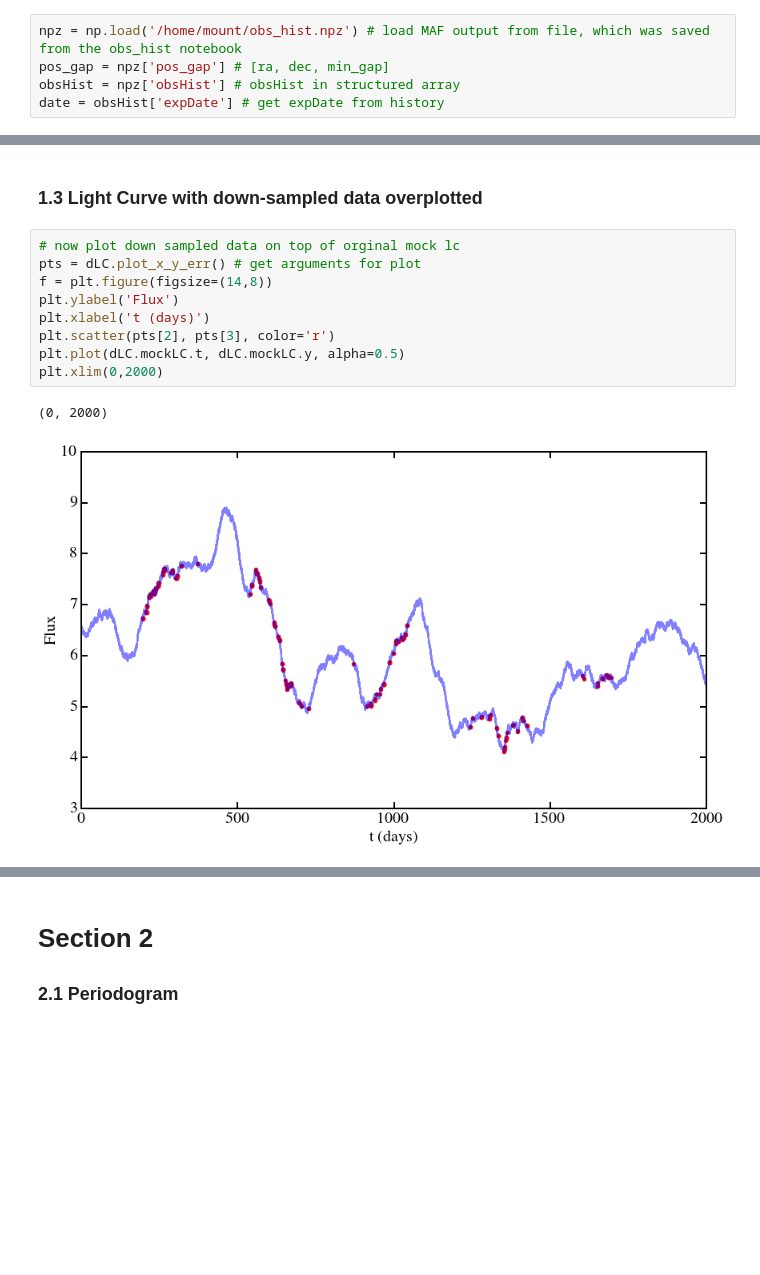
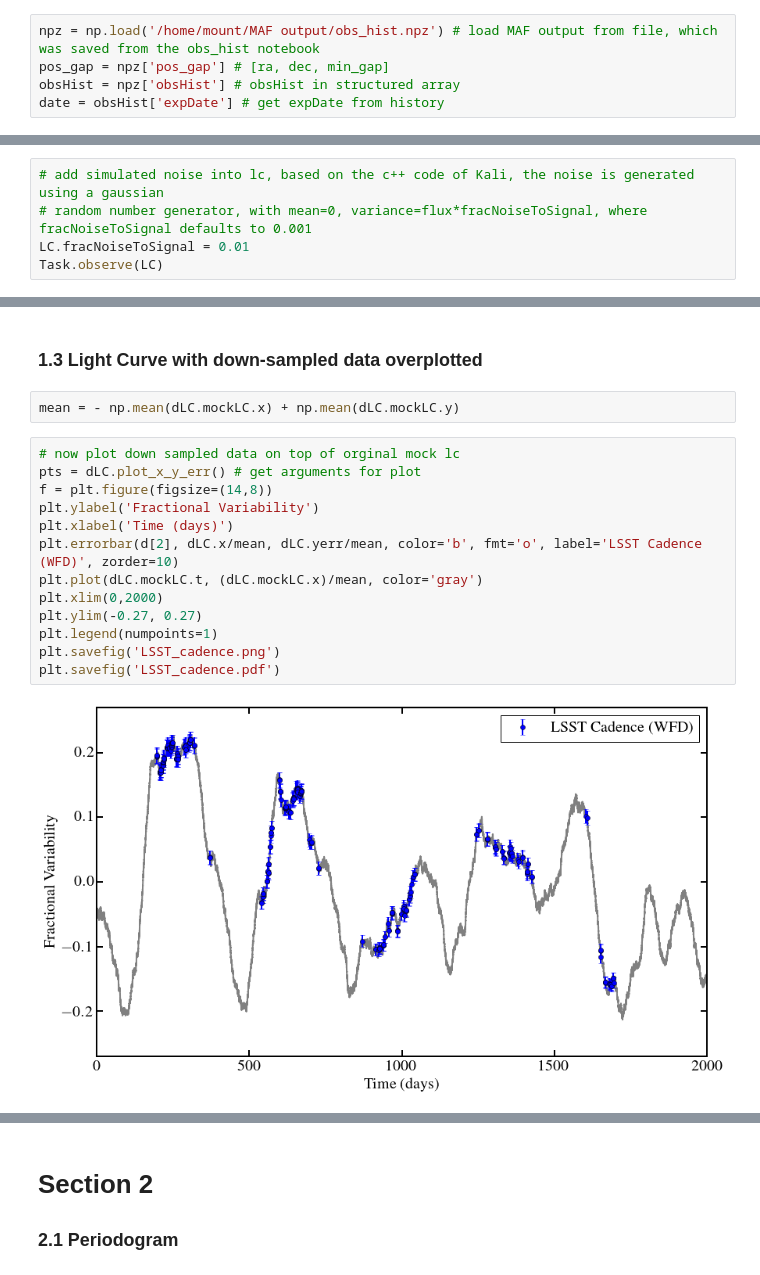
Before and after one commit to ywx649999311/lsst_cadence, a Jupyter notebook: kali.ipynb, the cells around one changed output, grey strips where cells are left out. Drawn from its saved outputs; the diff is of its cells as text; blank space fills up the shorter version.

Commit message:
drw comparison notebook added, update others

```diff
--- a/kali.ipynb
+++ b/kali.ipynb
@@ -22,7 +22,7 @@ Two named arrays are stored in .npz file:
 1. "pos_gap": [ra, dec, min_gap]. **min_gap** is the minimum time seperation between two observations within one night
 2. "obsHist": Pointing history for that paticular point on the sky, including ['expMJD', 'fiveSigmaDepth', 'fieldDec', 'fieldRA', 'filter', 'expDate', 'night'], where more columns can be added if required. In thie notebook, to get the observation time, I used **expDate**, which express the time in seconds since the beinging of the survey.
 # %%
-npz = np.load('/home/mount/obs_hist.npz') # load MAF output from file, which was saved from the obs_hist notebook
+npz = np.load('/home/mount/MAF output/obs_hist.npz') # load MAF output from file, which was saved from the obs_hist notebook
 pos_gap = npz['pos_gap'] # [ra, dec, min_gap]
 obsHist = npz['obsHist'] # obsHist in structured array
 date = obsHist['expDate'] # get expDate from history
@@ -73,0 +70,5 @@ Task.observe(LC)
+# %%
+# add simulated noise into lc, based on the c++ code of Kali, the noise is generated using a gaussian
+# random number generator, with mean=0, variance=flux*fracNoiseToSignal, where fracNoiseToSignal defaults to 0.001
+LC.fracNoiseToSignal = 0.01
+Task.observe(LC)
@@ -94,15 +98,20 @@ plt.plot(LC.t, LC.x - np.mean(LC.x) + np.mean(LC.y))
 dLC = lsstlc(pos_gap[0], pos_gap[1], obsHist['expDate'], LC, pos_gap[2])
 # %% [markdown]
 ### 1.3 Light Curve with down-sampled data overplotted
+# %%
+mean = - np.mean(dLC.mockLC.x) + np.mean(dLC.mockLC.y)
 # %%
 # now plot down sampled data on top of orginal mock lc
 pts = dLC.plot_x_y_err() # get arguments for plot
 f = plt.figure(figsize=(14,8))
-plt.ylabel('Flux')
-plt.xlabel('t (days)')
-plt.scatter(pts[2], pts[3], color='r')
-plt.plot(dLC.mockLC.t, dLC.mockLC.y, alpha=0.5)
+plt.ylabel('Fractional Variability')
+plt.xlabel('Time (days)')
+plt.errorbar(d[2], dLC.x/mean, dLC.yerr/mean, color='b', fmt='o', label='LSST Cadence (WFD)', zorder=10)
+plt.plot(dLC.mockLC.t, (dLC.mockLC.x)/mean, color='gray')
 plt.xlim(0,2000)
+plt.ylim(-0.27, 0.27)
+plt.legend(numpoints=1)
+plt.savefig('LSST_cadence.png')
+plt.savefig('LSST_cadence.pdf')
 # %% [output]
-(0, 2000)
-[figure, old version]
+[figure, new version]
```
Also changed, not shown: parts of 17 cells of this notebook, 7 other files.
